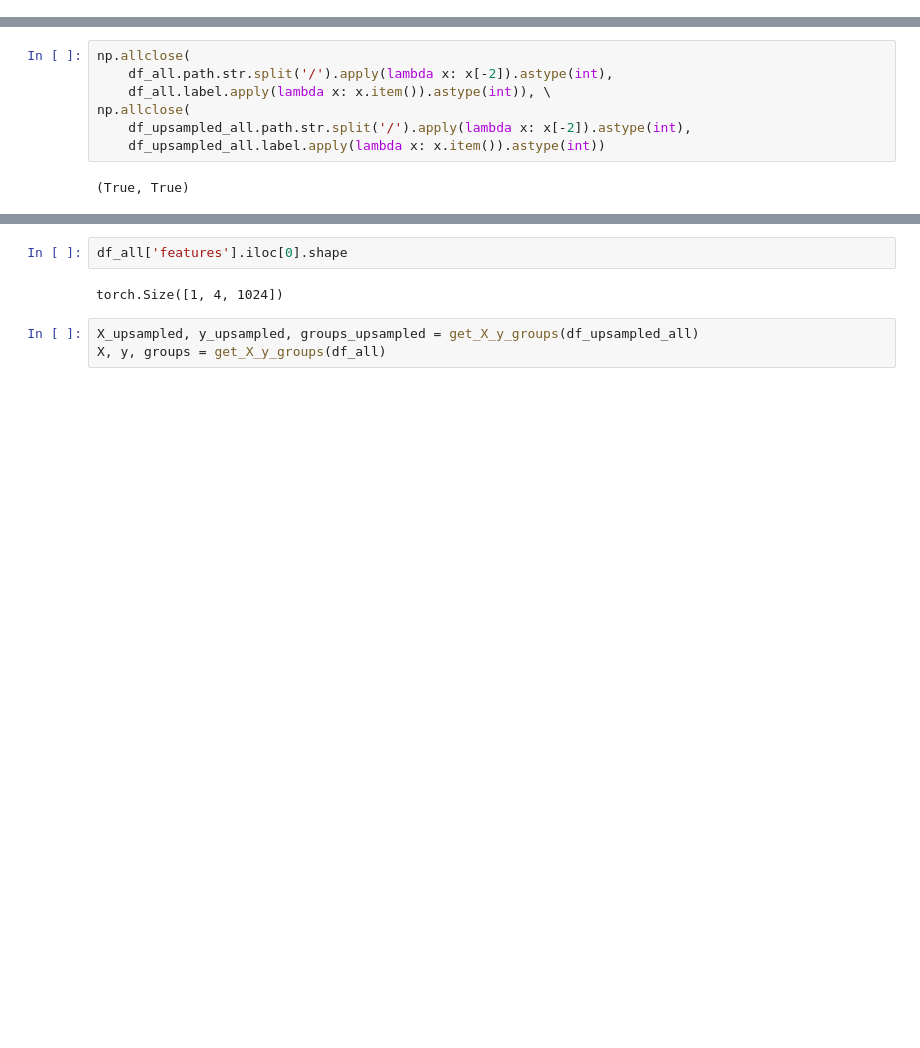
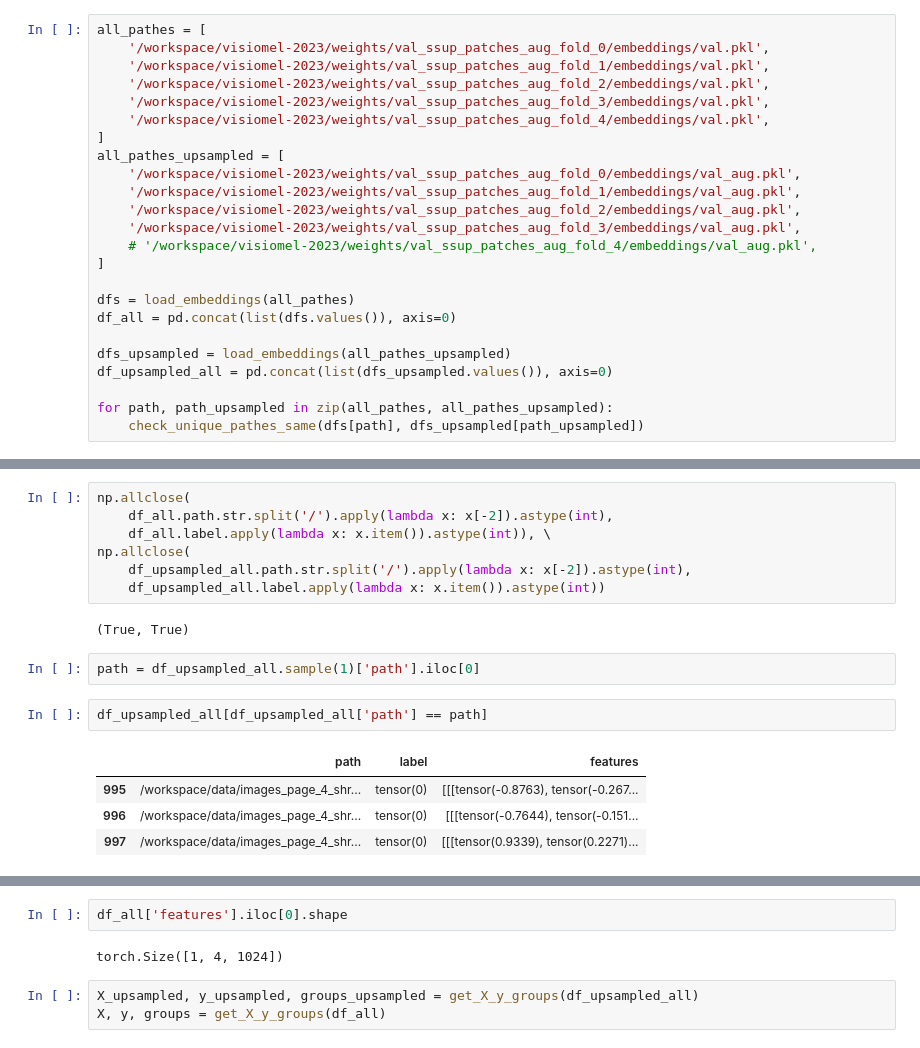
Before and after one commit to mkotyushev/visiomel-2023, a Jupyter notebook: src/notebooks/svm_patches.ipynb, the cells around one changed output, grey strips where cells are left out. Saved outputs shown, nothing was run; the diff lists cells and outputs as text; blank space fills up the shorter version.

Commit message:
Move embedding loading to utils; Add dedupliation

```diff
--- a/src/notebooks/svm_patches.ipynb
+++ b/src/notebooks/svm_patches.ipynb
@@ -307,0 +277,24 @@ df_all = pd.concat(dfs, axis=0)
+# %%
+all_pathes = [
+    '/workspace/visiomel-2023/weights/val_ssup_patches_aug_fold_0/embeddings/val.pkl',
+    '/workspace/visiomel-2023/weights/val_ssup_patches_aug_fold_1/embeddings/val.pkl',
+    '/workspace/visiomel-2023/weights/val_ssup_patches_aug_fold_2/embeddings/val.pkl',
+    '/workspace/visiomel-2023/weights/val_ssup_patches_aug_fold_3/embeddings/val.pkl',
+    '/workspace/visiomel-2023/weights/val_ssup_patches_aug_fold_4/embeddings/val.pkl',
+]
+all_pathes_upsampled = [
+    '/workspace/visiomel-2023/weights/val_ssup_patches_aug_fold_0/embeddings/val_aug.pkl',
+    '/workspace/visiomel-2023/weights/val_ssup_patches_aug_fold_1/embeddings/val_aug.pkl',
+    '/workspace/visiomel-2023/weights/val_ssup_patches_aug_fold_2/embeddings/val_aug.pkl',
+    '/workspace/visiomel-2023/weights/val_ssup_patches_aug_fold_3/embeddings/val_aug.pkl',
+    # '/workspace/visiomel-2023/weights/val_ssup_patches_aug_fold_4/embeddings/val_aug.pkl',
+]
+
+dfs = load_embeddings(all_pathes)
+df_all = pd.concat(list(dfs.values()), axis=0)
+
+dfs_upsampled = load_embeddings(all_pathes_upsampled)
+df_upsampled_all = pd.concat(list(dfs_upsampled.values()), axis=0)
+
+for path, path_upsampled in zip(all_pathes, all_pathes_upsampled):
+    check_unique_pathes_same(dfs[path], dfs_upsampled[path_upsampled])
@@ -318,3 +329,12 @@ np.allclose(
     df_upsampled_all.label.apply(lambda x: x.item()).astype(int))
 # %% [output]
 (True, True)
+# %%
+path = df_upsampled_all.sample(1)['path'].iloc[0]
+# %%
+df_upsampled_all[df_upsampled_all['path'] == path]
+# %% [output]
+|  | path | label | features |
+| 995 | /workspace/data/images_page_4_shr... | tensor(0) | [[[tensor(-0.8763), tensor(-0.267... |
+| 996 | /workspace/data/images_page_4_shr... | tensor(0) | [[[tensor(-0.7644), tensor(-0.151... |
+| 997 | /workspace/data/images_page_4_shr... | tensor(0) | [[[tensor(0.9339), tensor(0.2271)... |
```
Also changed, not shown: parts of 14 cells of this notebook, 2 other files.
